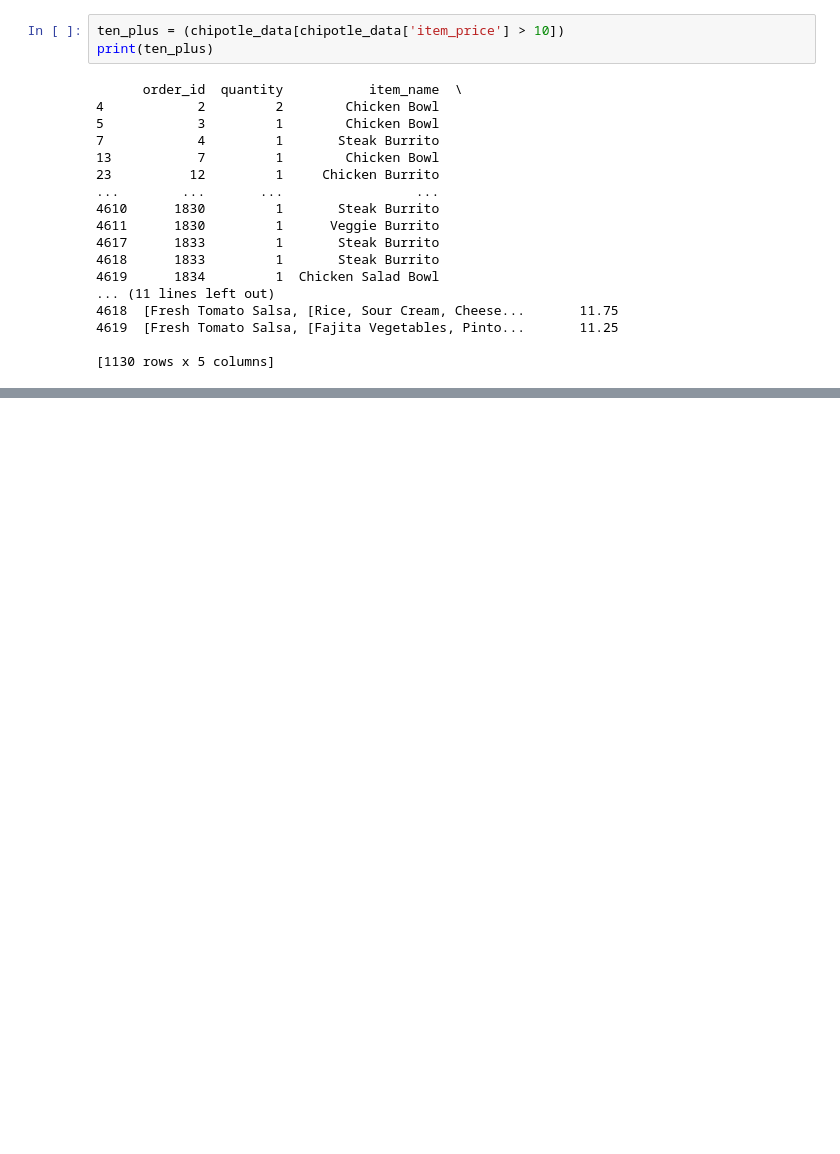
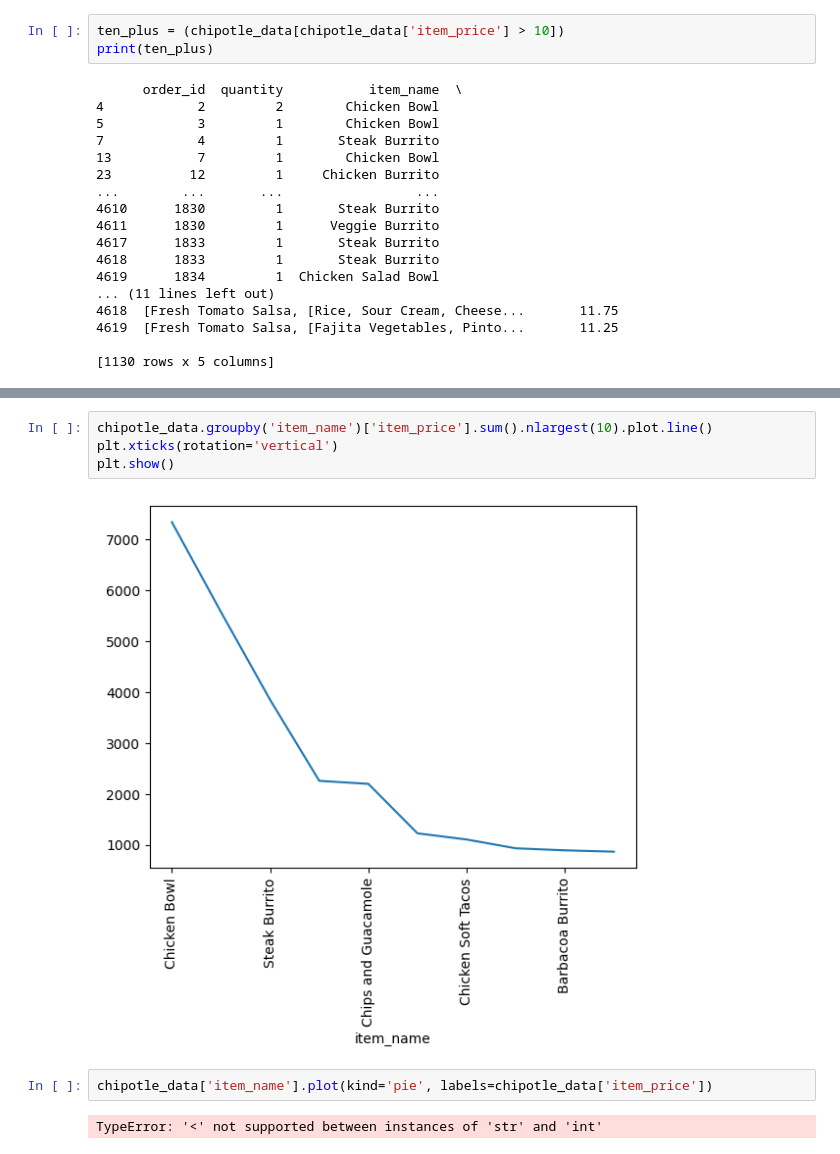
Before and after one commit to Shripadm-29/Team_data_exploration, a Jupyter notebook: Working_doc.ipynb, the cells around one changed output, grey strips where cells are left out. Cells and saved outputs as stored; diff of their text form; blank space fills up the shorter version.

```diff
--- a/Working_doc.ipynb
+++ b/Working_doc.ipynb
@@ -146,0 +166,10 @@ plt.show
+# %%
+chipotle_data.groupby('item_name')['item_price'].sum().nlargest(10).plot.line()
+plt.xticks(rotation='vertical')
+plt.show()
+# %% [output]
+[figure, added]
+# %%
+chipotle_data['item_name'].plot(kind='pie', labels=chipotle_data['item_price'])
+# %% [output]
+TypeError: '<' not supported between instances of 'str' and 'int'
```
Also changed, not shown: parts of 8 cells of this notebook.
